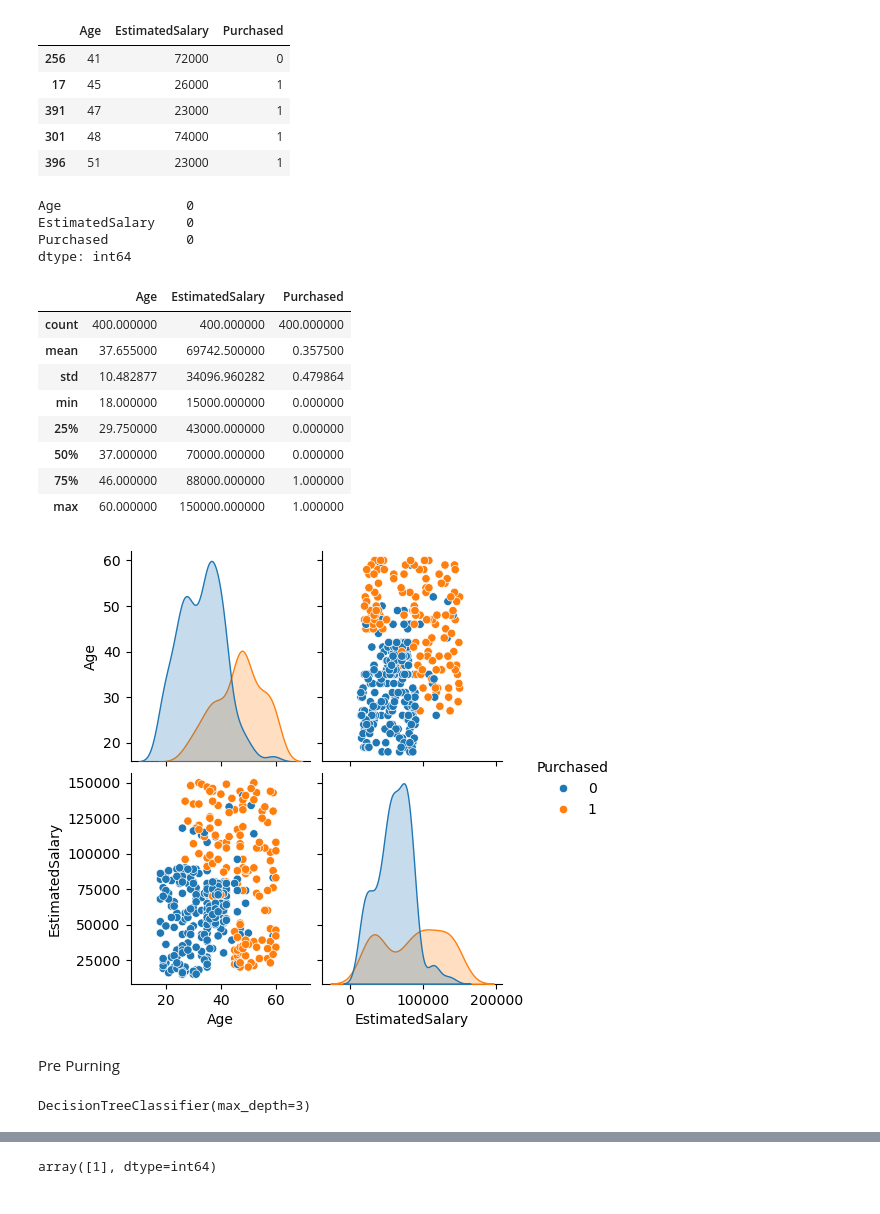
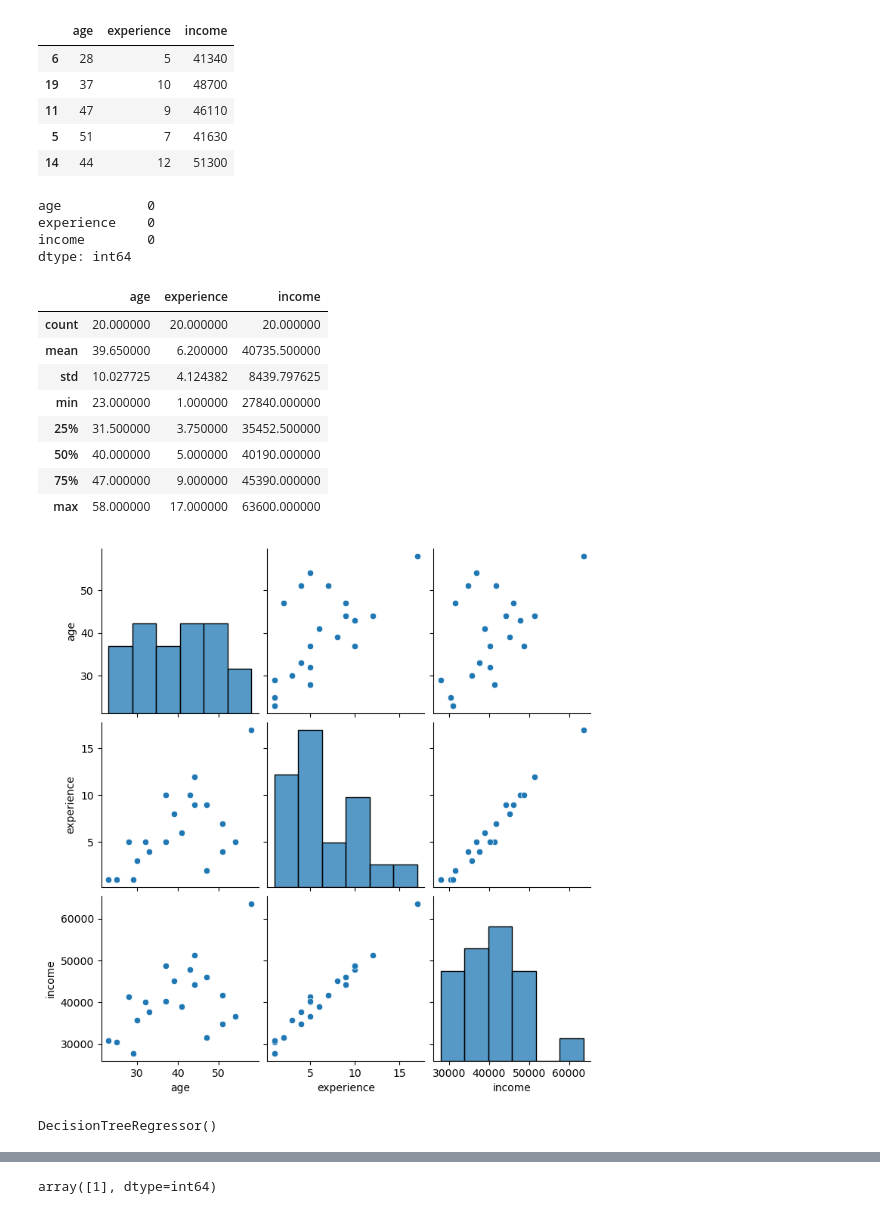
Before and after one commit to 07fahim/Python, a Jupyter notebook: Python/Supervised Learning in ML/Decisin Tree Regression .ipynb, the cells around one changed output, grey strips where cells are left out. Drawn from its saved outputs; the diff is of its cells as text; code cells hidden in the pictures.

Commit message:
Decision tree reg

```diff
--- a/Python/Supervised Learning in ML/Decisin Tree Regression .ipynb
+++ b/Python/Supervised Learning in ML/Decisin Tree Regression .ipynb
@@ -6,38 +6,38 @@ import matplotlib.pyplot as plt
 from sklearn.preprocessing import StandardScaler
 from sklearn.model_selection import train_test_split
 # %%
-dataset=pd.read_csv("D:/Udemy-GenAI/Social_Network_Ads.csv")
+dataset=pd.read_csv("D:/Udemy-GenAI/multiple_linear_regression_dataset.csv")
 dataset.sample(5)
 # %% [output]
-|  | Age | EstimatedSalary | Purchased |
-| 256 | 41 | 72000 | 0 |
-| 17 | 45 | 26000 | 1 |
-| 391 | 47 | 23000 | 1 |
-| 301 | 48 | 74000 | 1 |
-| 396 | 51 | 23000 | 1 |
+|  | age | experience | income |
+| 6 | 28 | 5 | 41340 |
+| 19 | 37 | 10 | 48700 |
+| 11 | 47 | 9 | 46110 |
+| 5 | 51 | 7 | 41630 |
+| 14 | 44 | 12 | 51300 |
 # %%
 dataset.isnull().sum()
 # %% [output]
-Age                0
-EstimatedSalary    0
-Purchased          0
+age           0
+experience    0
+income        0
 dtype: int64
 # %%
 dataset.describe()
 # %% [output]
-|  | Age | EstimatedSalary | Purchased |
-| count | 400.000000 | 400.000000 | 400.000000 |
-| mean | 37.655000 | 69742.500000 | 0.357500 |
-| std | 10.482877 | 34096.960282 | 0.479864 |
-| min | 18.000000 | 15000.000000 | 0.000000 |
-| 25% | 29.750000 | 43000.000000 | 0.000000 |
-| 50% | 37.000000 | 70000.000000 | 0.000000 |
-| 75% | 46.000000 | 88000.000000 | 1.000000 |
-| max | 60.000000 | 150000.000000 | 1.000000 |
+|  | age | experience | income |
+| count | 20.000000 | 20.000000 | 20.000000 |
+| mean | 39.650000 | 6.200000 | 40735.500000 |
+| std | 10.027725 | 4.124382 | 8439.797625 |
+| min | 23.000000 | 1.000000 | 27840.000000 |
+| 25% | 31.500000 | 3.750000 | 35452.500000 |
+| 50% | 40.000000 | 5.000000 | 40190.000000 |
+| 75% | 47.000000 | 9.000000 | 45390.000000 |
+| max | 58.000000 | 17.000000 | 63600.000000 |
 # %%
-sns.pairplot(dataset,hue='Purchased')
+sns.pairplot(dataset)
 plt.show()
 # %% [output]
-[figure, old version]
+[figure, new version]
 # %%
 x=dataset.iloc[:,:-1]
@@ -51,15 +45,13 @@ x=pd.DataFrame(sc.transform(x),columns=x.columns)
 # %%
 from sklearn.model_selection import train_test_split
 x_train,x_test,y_train,y_test=train_test_split(x,y,test_size=0.20,random_state=42)
-# %% [markdown]
-Pre Purning
 # %%
-from sklearn.tree import DecisionTreeClassifier
+from sklearn.tree import DecisionTreeRegressor,plot_tree
 
-dc=DecisionTreeClassifier(max_depth=3)
+dc=DecisionTreeRegressor()
 dc.fit(x_train,y_train)
 # %% [output]
-DecisionTreeClassifier(max_depth=3)
+DecisionTreeRegressor()
 # %%
 dc.score(x_test,y_test)*100
 # %% [output]
```
Also changed, not shown: parts of 5 cells of this notebook.
